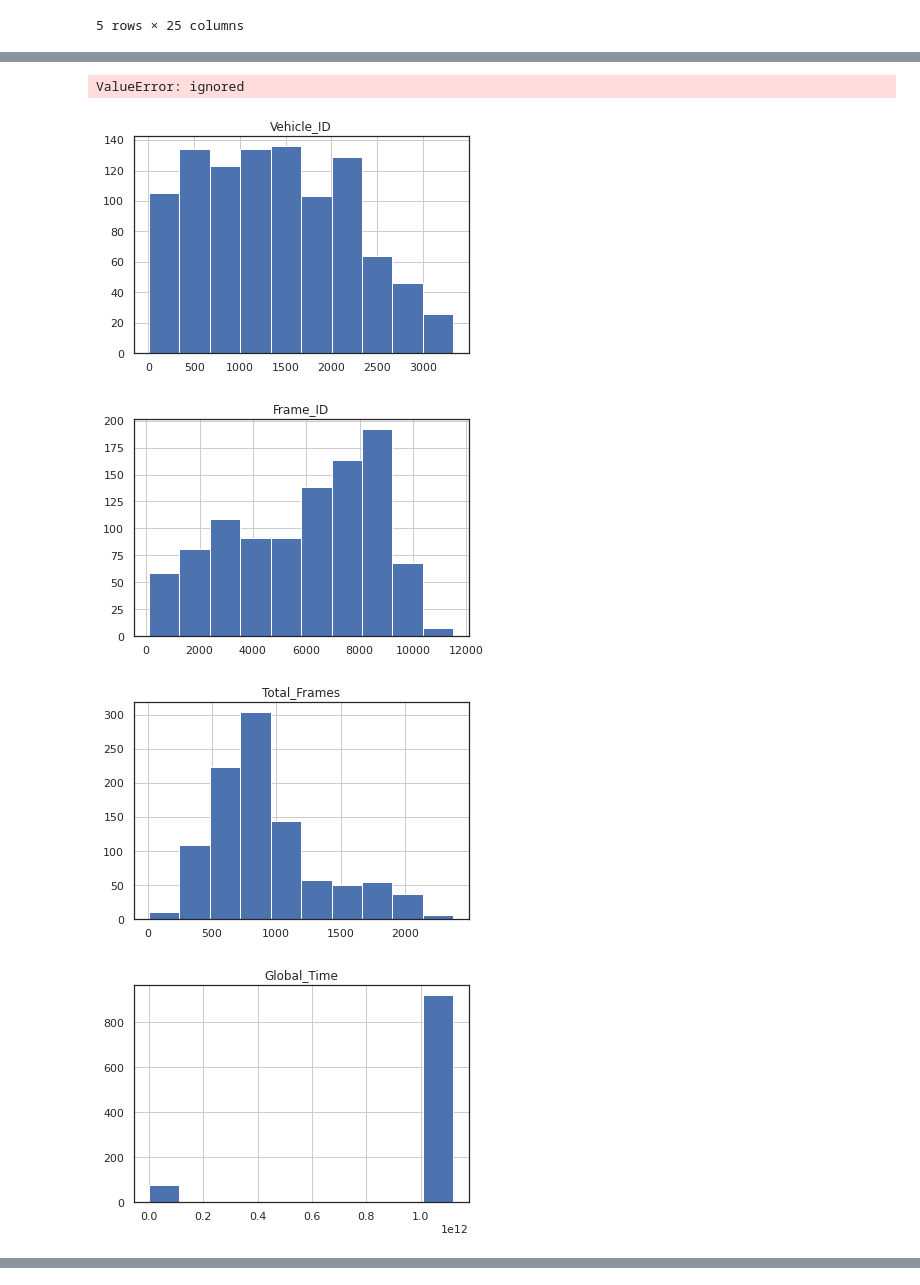
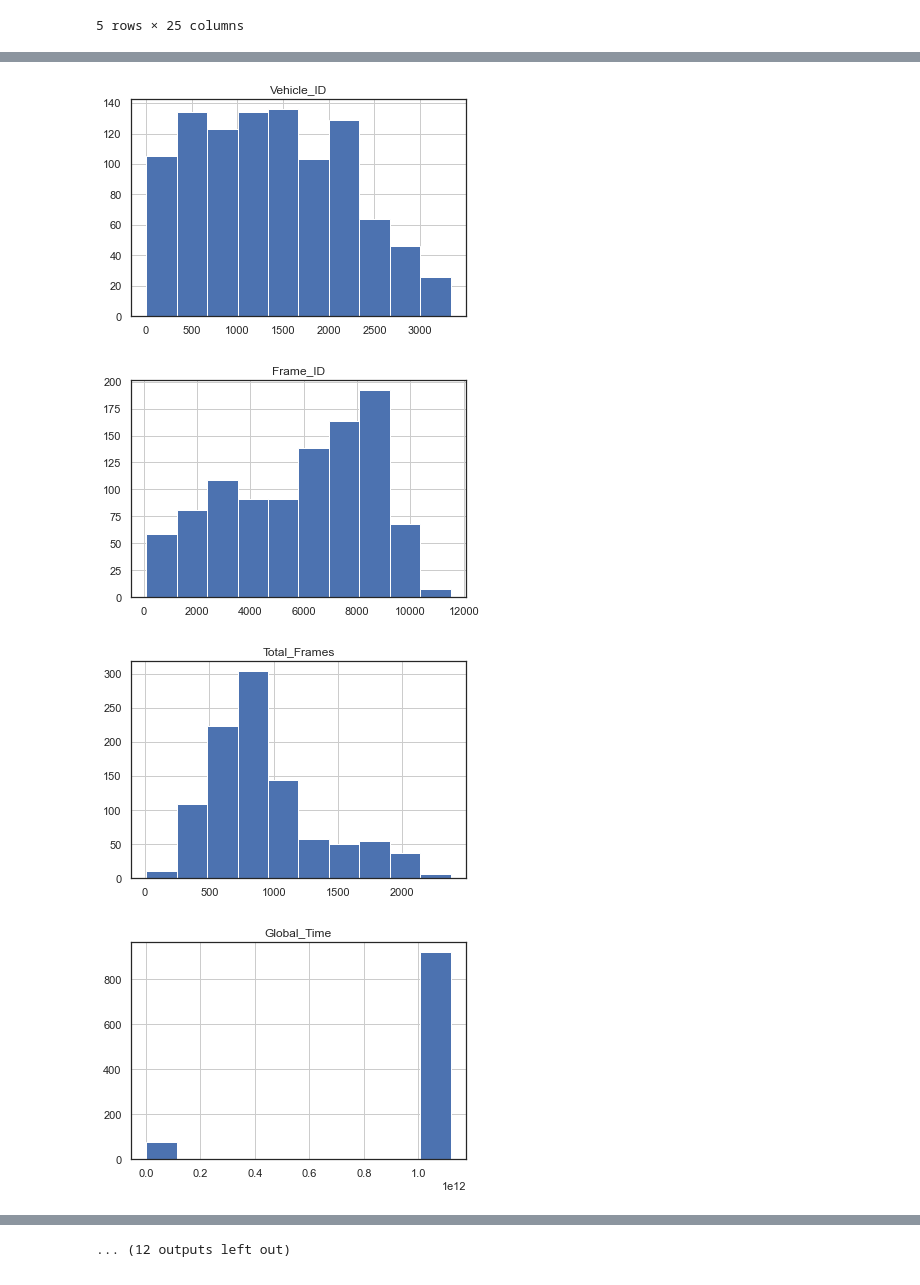
Before and after one commit to VineetDhamija/DataDrivenCarFollowing, a Jupyter notebook: datadrivencarfollowing-v1/scripts/EDA_NGSIM_NC.ipynb, the cells around one changed output, grey strips where cells are left out. Saved outputs shown, nothing was run; the diff lists cells and outputs as text; code cells hidden in the pictures.

```diff
--- a/datadrivencarfollowing-v1/scripts/EDA_NGSIM_NC.ipynb
+++ b/datadrivencarfollowing-v1/scripts/EDA_NGSIM_NC.ipynb
@@ -20,0 +18,12 @@ df = pd.read_csv("/content/drive/MyDrive/Next_Generation_Simulation__NGSIM__Vehi
+# %%
+# Load the NGSIM dataset using pandas
+#df = pd.read_csv("/content/drive/MyDrive/Next_Generation_Simulation__NGSIM__Vehicle_Trajectories_and_Supporting_Data.csv")
+from pathlib import Path
+p = Path().cwd()
+print(f"original File path: {p}")
+print(p)
+#updating to add the data to the file path and removing the current ipynb code library
+stringpath= str(p)[0:str(p).rfind('\\')] + '\\data'
+print(f"Updated File Path to pick from Data Library: { stringpath}")
+ngsimfile=stringpath + '/' + 'Next_Generation_Simulation__NGSIM__Vehicle_Trajectories_and_Supporting_Data.csv'
+ngsim = pd.read_csv(ngsimfile,low_memory=False)
@@ -21,4 +34,5 @@ df = pd.read_csv("/content/drive/MyDrive/Next_Generation_Simulation__NGSIM__Vehi
 # %%
+df=ngsim
 df
 # %% [output]
 |  | Vehicle_ID | Frame_ID | Total_Frames | Global_Time | Local_X | Local_Y | Global_X | Global_Y | v_length | ... |
@@ -191,10 +205,10 @@ ngsim1.corrwith(ngsim.Space_Headway).plot.bar(figsize = (20, 10), title = 'Corre
 # %%
-for i in ngsim.columns :
+
+for i in ngsim.drop('Location', axis=1 ).columns :
     ngsim.hist(i)
 plt.show()
 # %% [output]
-ValueError: ignored
-[figure, old version]
+[figure, new version]
-[figure, old version]
+[figure, new version]
-[figure, old version]
+[figure, new version]
-[figure, old version]
+[figure, new version]
@@ -209,3 +223,4 @@ ValueError: ignored
+... (12 outputs left out)
 # %%
  sns.set(style = 'white', font_scale =1)
  sns.lmplot(data=ngsim, x='v_length', y='v_Vel',
```
Also changed, not shown: parts of 20 cells of this notebook, 24 other files.
